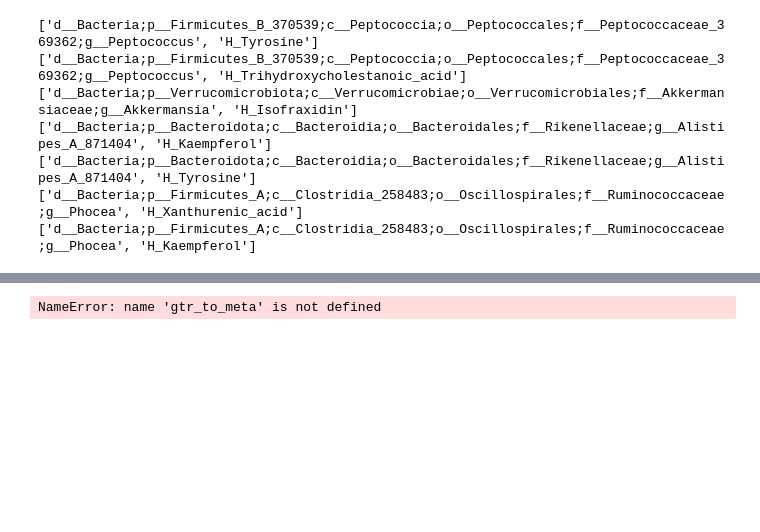
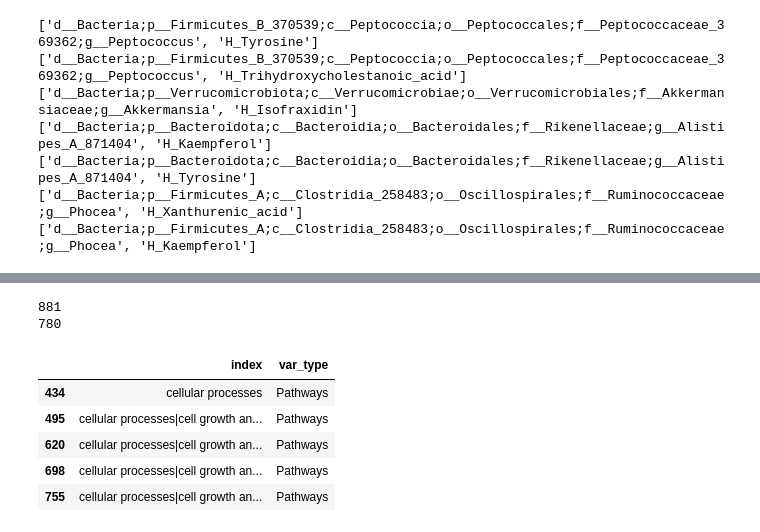
Before and after one commit to kbpi314/oa, a Jupyter notebook: code/oa_v4.ipynb, the cells around one changed output, grey strips where cells are left out. Saved outputs shown, nothing was run; the diff lists cells and outputs as text; code cells hidden in the pictures; blank space fills up the shorter version.

```diff
--- a/code/oa_v4.ipynb
+++ b/code/oa_v4.ipynb
@@ -1665,4 +1797,39 @@ saliva
 # %%
-gt_to_meta
+# for corr heatmaps
+for g in ['saliva','stool']:
+    df_abun = pd.concat([gt_to_otu[g]['post'], gt_to_path[g]['post']],axis=1)
+    df_abun.index = df_abun.index.map(lambda x: x.split('.post')[0].replace('-',''))
+
+    df_map = type_to_df_map[g].set_index('Together')
+    df_map = df_map[df_map['Timepoint'] == 'post']['WOMAC_P_Response']
+    df_map.index = df_map.index.map(lambda x: x.split('.post')[0].replace('-',''))
+
+    df_meta = pd.concat([gt_to_meta[g]['After diet'],df_map], axis=1)
+
+    df_quant_R = df_abun.copy()
+    #df_quant_R = pd.concat([df_abun, df_meta],axis=1)# .copy() #([df_quant, df_asv100, df_path_top100], axis=1)
+    # df_quant_R = df_quant_R.drop(['WOMAC_P_Response'],axis=1)
+    # df_quant_R.to_csv(path + 'inputs/df_quant_' + g + '.tsv', sep='\t')
+    df_quant_R = df_quant_R.T
+    # this is in the order they were entered i.e.
+    # [df_olink, df_fa, df_acpa_fecal, df_acpa_plasma, df_plasma, df_rbfa, df_mb]
+     # ['rbfa']*len(df_rbfa.columns) + \
+    df_quant_R['var_type'] = ['Taxa']*len(gt_to_otu[g]['post'].columns) + \
+                             ['Pathways']*len(gt_to_path[g]['post'].columns) # + \
+                             # ['Metabolite']*len(gt_to_meta[g]['After diet'].columns)
+    # df_quant_R = df_quant_R[~df_quant_R['var_type'].isin(['Metagenomic_ASVs','Metagenomic_Pathways'])]
+    df_quant_R = df_quant_R['var_type'].reset_index()
+    df_quant_R['index'] = df_quant_R['index'].str.lower()
+    df_quant_R = df_quant_R.sort_values(by='index',ascending=True)
+    df_quant_R.to_csv(path + 'inputs/df_quant_R_corr_labels_' + g + '.tsv', sep='\t')
+    print(len(df_quant_R))
+df_quant_R.head()
 # %% [output]
-NameError: name 'gtr_to_meta' is not defined
+881
+780
+|  | index | var_type |
+| 434 | cellular processes | Pathways |
+| 495 | cellular processes|cell growth an... | Pathways |
+| 620 | cellular processes|cell growth an... | Pathways |
+| 698 | cellular processes|cell growth an... | Pathways |
+| 755 | cellular processes|cell growth an... | Pathways |
```
Also changed, not shown: parts of 8 cells of this notebook.
